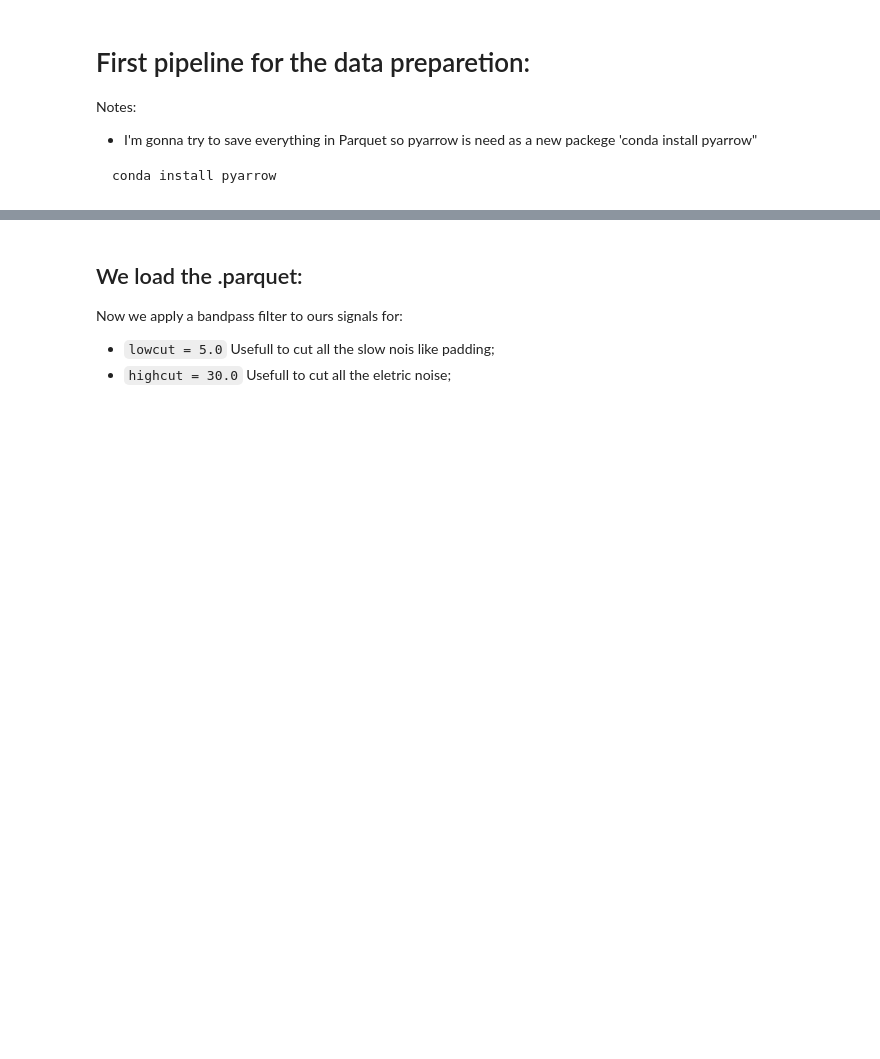
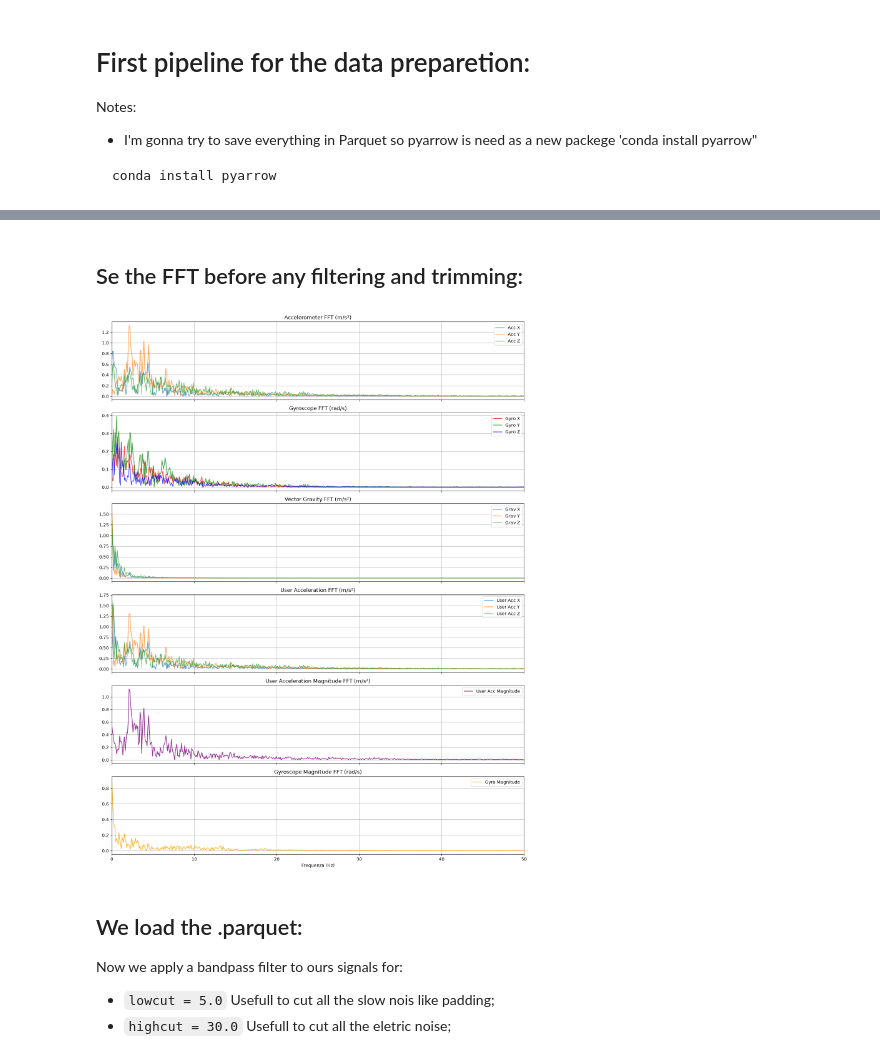
Before and after one commit to SaloneeSurve/DataAnalysis-Binary-Classification, a Jupyter notebook: G.ipynb, the cells around one changed output, grey strips where cells are left out. Cells and saved outputs as stored; diff of their text form; code cells hidden in the pictures; blank space fills up the shorter version.

```diff
--- a/G.ipynb
+++ b/G.ipynb
@@ -91,3 +168,73 @@ print(df_resampled.head())
+# %% [markdown]
+## Se the FFT before any filtering and trimming:
+# %%
+# --- Funzione FFT (rimuove DC + finestra di Hanning) ---
+def compute_fft(signal, fs):
+    n = len(signal)
+    signal = signal - np.mean(signal)
+    window = np.hanning(n)
+    fft_vals = np.fft.rfft(signal * window)
+    freqs = np.fft.rfftfreq(n, d=1.0/fs)
+    amplitude = np.abs(fft_vals) * 2 / np.sum(window)
+    return freqs, amplitude
+
+fig, axes = plt.subplots(6, 1, figsize=(14, 18), sharex=True)
+
+# Accelerometer
+for col, label in [('acc_x', 'Acc X'), ('acc_y', 'Acc Y'), ('acc_z', 'Acc Z')]:
+    freqs, amp = compute_fft(df_resampled[col].values, fs)
+    axes[0].plot(freqs, amp, label=label, alpha=0.7)
+axes[0].set_title('Accelerometer FFT (m/s²)')
+axes[0].legend(loc='upper right')
+axes[0].grid(True)
+
+# Gyroscope
+colors = ['r', 'g', 'b']
+for (col, label), c in zip([('gyro_x', 'Gyro X'), ('gyro_y', 'Gyro Y'), ('gyro_z', 'Gyro Z')], colors):
+    freqs, amp = compute_fft(df_resampled[col].values, fs)
+    axes[1].plot(freqs, amp, label=label, alpha=0.7, color=c)
+axes[1].set_title('Gyroscope FFT (rad/s)')
+axes[1].legend(loc='upper right')
+axes[1].grid(True)
+
+# Gravity
+for col, label in [('grav_x', 'Grav X'), ('grav_y', 'Grav Y'), ('grav_z', 'Grav Z')]:
+    freqs, amp = compute_fft(df_resampled[col].values, fs)
+    axes[2].plot(freqs, amp, label=label, alpha=0.7)
+axes[2].set_title('Vector Gravity FFT (m/s²)')
+axes[2].legend(loc='upper right')
+axes[2].grid(True)
+
+# User Acceleration (gravità sottratta)
+for col, label in [('user_acc_x', 'User Acc X'), ('user_acc_y', 'User Acc Y'), ('user_acc_z', 'User Acc Z')]:
+    freqs, amp = compute_fft(df_resampled[col].values, fs)
+    axes[3].plot(freqs, amp, label=label, alpha=0.7)
+axes[3].set_title('User Acceleration FFT (m/s²)')
+axes[3].legend(loc='upper right')
+axes[3].grid(True)
+
+# User Acc Magnitude
+freqs, amp = compute_fft(df_resampled['user_acc_mag'].values, fs)
+axes[4].plot(freqs, amp, label='User Acc Magnitude', alpha=0.8, color='purple')
+axes[4].set_title('User Acceleration Magnitude FFT (m/s²)')
+axes[4].legend(loc='upper right')
+axes[4].grid(True)
+
+# Gyro Magnitude
+freqs, amp = compute_fft(df_resampled['gyro_mag'].values, fs)
+axes[5].plot(freqs, amp, label='Gyro Magnitude', alpha=0.8, color='orange')
+axes[5].set_title('Gyroscope Magnitude FFT (rad/s)')
+axes[5].legend(loc='upper right')
+axes[5].grid(True)
+
+plt.xlabel('Frequenza (Hz)')
+# Opzionale: limita l'asse x se ti interessa solo la parte bassa dello spettro
+axes[5].set_xlim(0, fs/2)
+
+plt.tight_layout()
+plt.show()
+# %% [output]
+[figure, added]
 # %% [markdown]
 ## We load the .parquet:
 Now we apply a bandpass filter to ours signals for:
```
Also changed, not shown: parts of 19 cells of this notebook, 4 other files.
